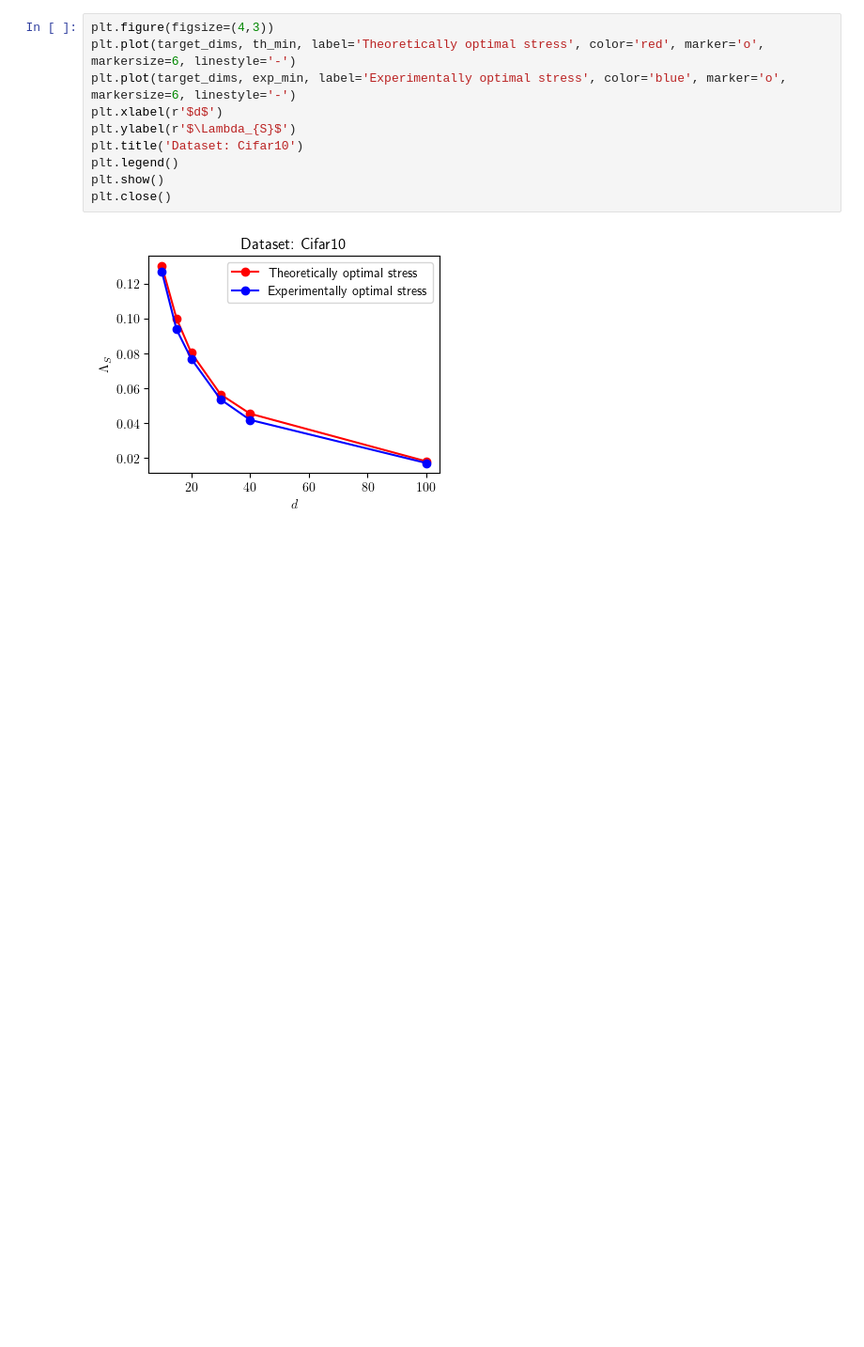
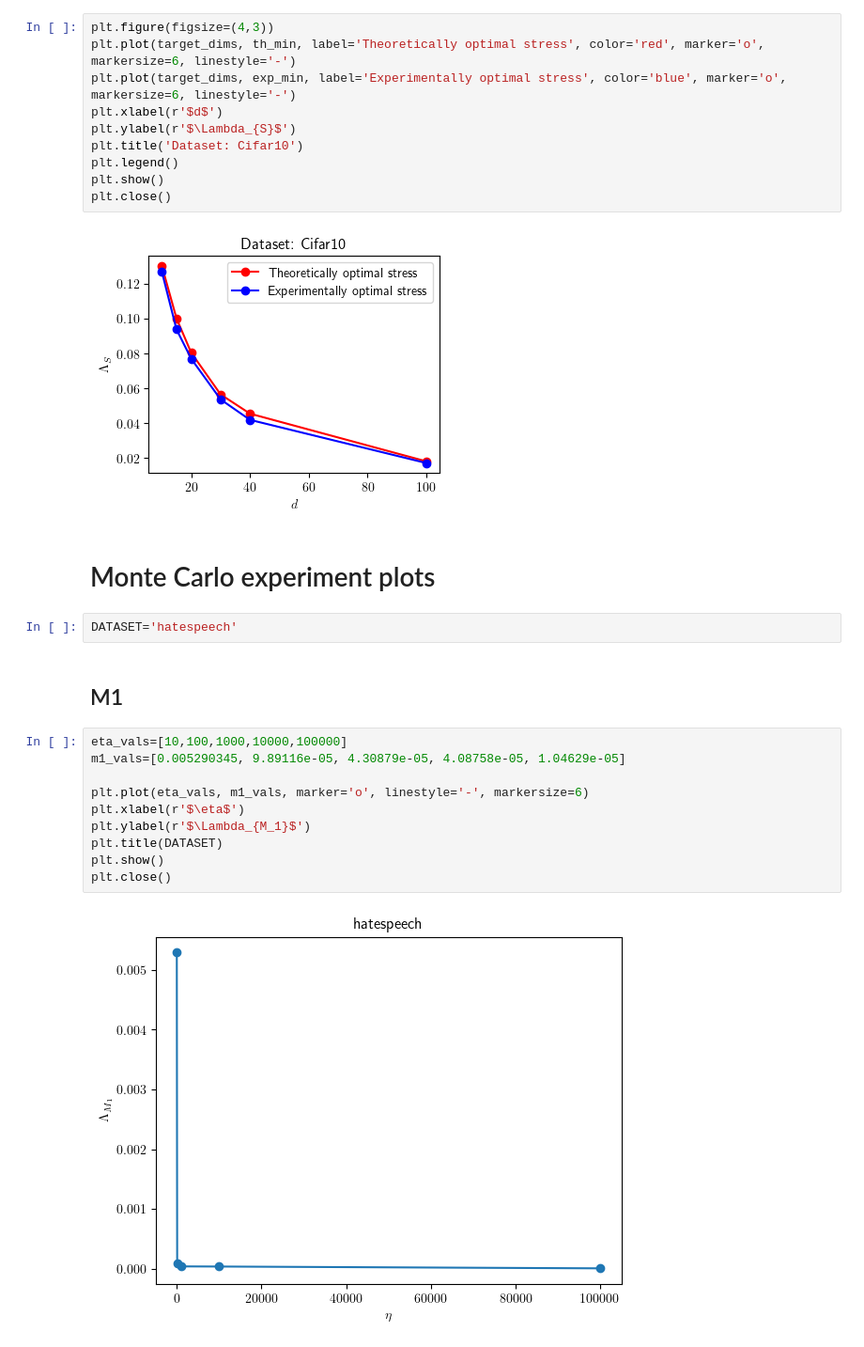
Before and after one commit to S3-Lab-IIT/DiffRed, a Jupyter notebook: Experiments/dimensionality_reduction_metrics/make_plots.ipynb, the cells around one changed output. Shown: that part at 94% size. Saved outputs shown, nothing was run; the diff lists cells and outputs as text; blank space fills up the shorter version.

Commit message:
Added monte carlo plots

```diff
--- a/Experiments/dimensionality_reduction_metrics/make_plots.ipynb
+++ b/Experiments/dimensionality_reduction_metrics/make_plots.ipynb
@@ -592,3 +592,21 @@ plt.show()
 plt.close()
 # %% [output]
 [figure]
+# %% [markdown]
+# Monte Carlo experiment plots
+# %%
+DATASET='hatespeech'
+# %% [markdown]
+## M1
+# %%
+eta_vals=[10,100,1000,10000,100000]
+m1_vals=[0.005290345, 9.89116e-05, 4.30879e-05, 4.08758e-05, 1.04629e-05]
+
+plt.plot(eta_vals, m1_vals, marker='o', linestyle='-', markersize=6)
+plt.xlabel(r'$\eta$')
+plt.ylabel(r'$\Lambda_{M_1}$')
+plt.title(DATASET)
+plt.show()
+plt.close()
+# %% [output]
+[figure, added]
```
Also changed, not shown: parts of 2 cells of this notebook, 1 other file.
